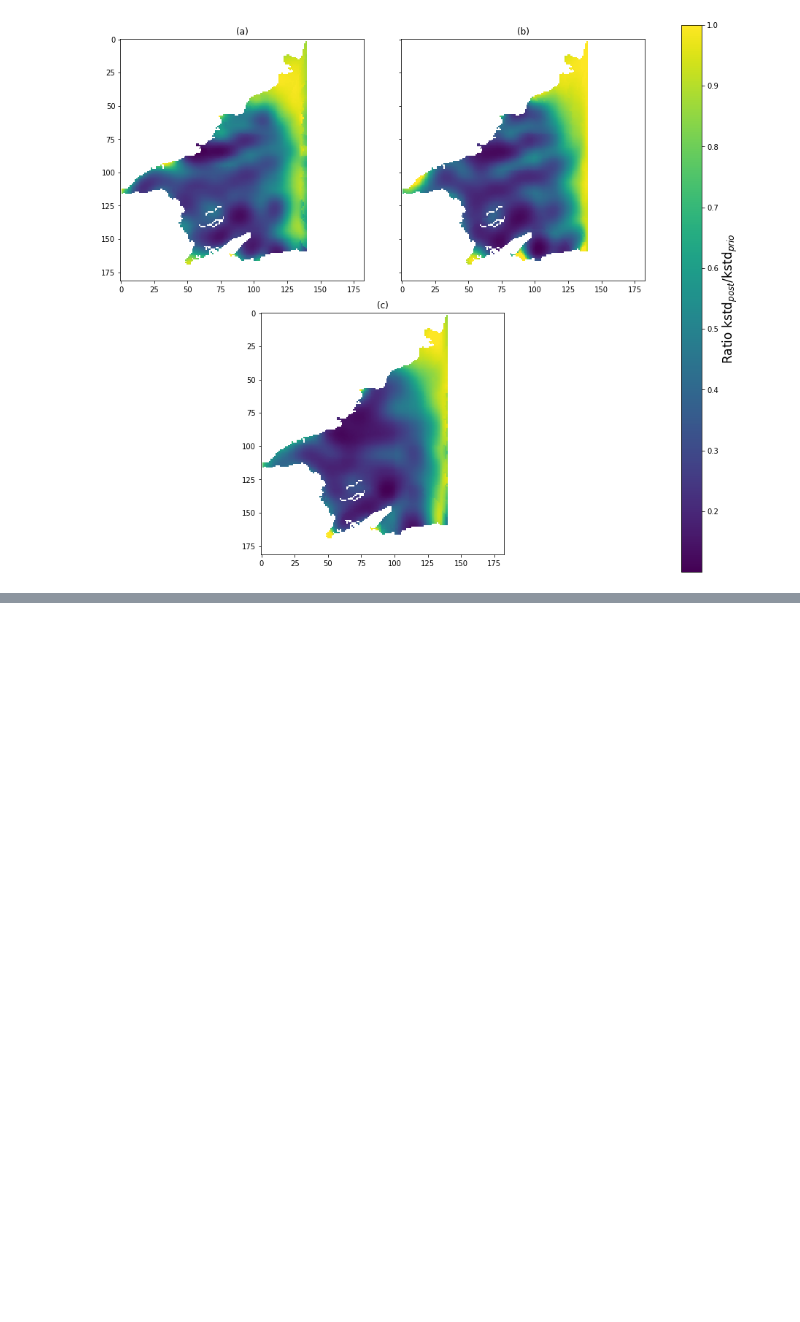
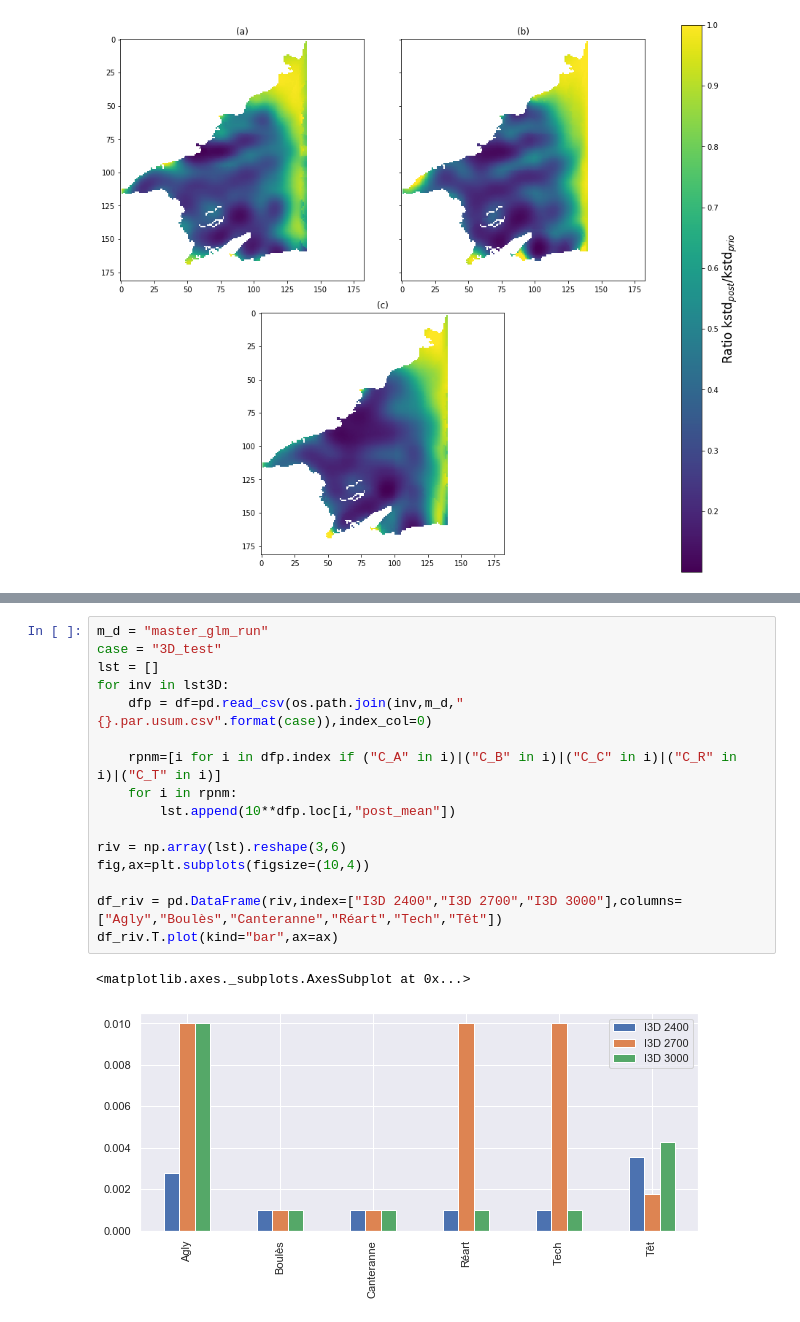
Before and after one commit to LudovicSchorpp/TM_Ludovic_Schorpp, a Jupyter notebook: codes_flopy/PEST++inv/plots_inv.ipynb, the cells around one changed output, grey strips where cells are left out. Drawn from its saved outputs; the diff is of its cells as text; blank space fills up the shorter version.

```diff
--- a/codes_flopy/PEST++inv/plots_inv.ipynb
+++ b/codes_flopy/PEST++inv/plots_inv.ipynb
@@ -79,0 +104,19 @@ cb.set_label(r"Ratio kstd$_{post}$/kstd$_{prio}$",fontsize=17)
+# %%
+m_d = "master_glm_run"
+case = "3D_test"
+lst = []
+for inv in lst3D:
+    dfp = df=pd.read_csv(os.path.join(inv,m_d,"{}.par.usum.csv".format(case)),index_col=0)
+
+    rpnm=[i for i in dfp.index if ("C_A" in i)|("C_B" in i)|("C_C" in i)|("C_R" in i)|("C_T" in i)]
+    for i in rpnm:
+        lst.append(10**dfp.loc[i,"post_mean"])
+
+riv = np.array(lst).reshape(3,6)
+fig,ax=plt.subplots(figsize=(10,4))
+
+df_riv = pd.DataFrame(riv,index=["I3D 2400","I3D 2700","I3D 3000"],columns=["Agly","Boulès","Canteranne","Réart","Tech","Têt"])
+df_riv.T.plot(kind="bar",ax=ax)
+# %% [output]
+<matplotlib.axes._subplots.AxesSubplot at 0x...>
+[figure, added]
```
Also changed, not shown: parts of 6 cells of this notebook, 11 other files.
